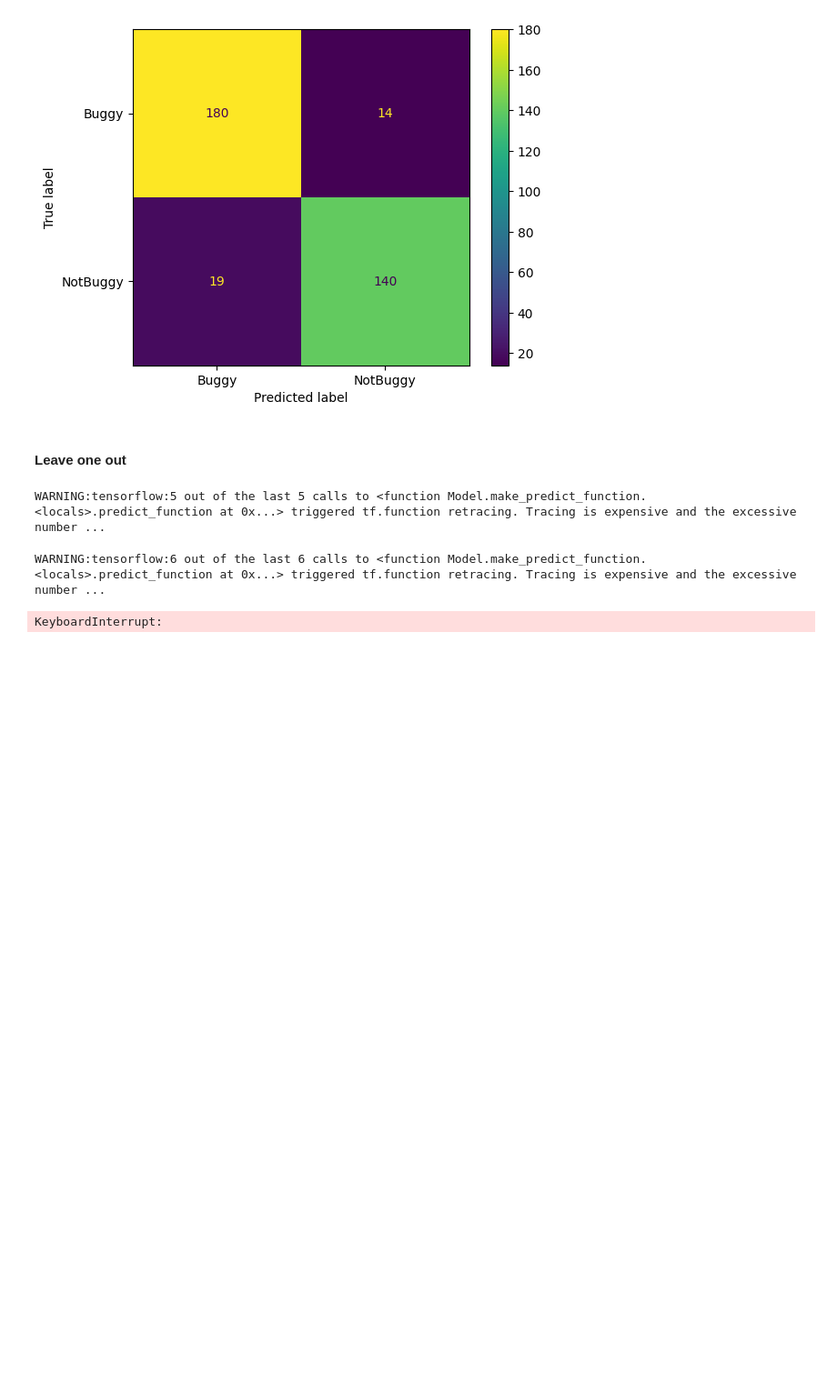
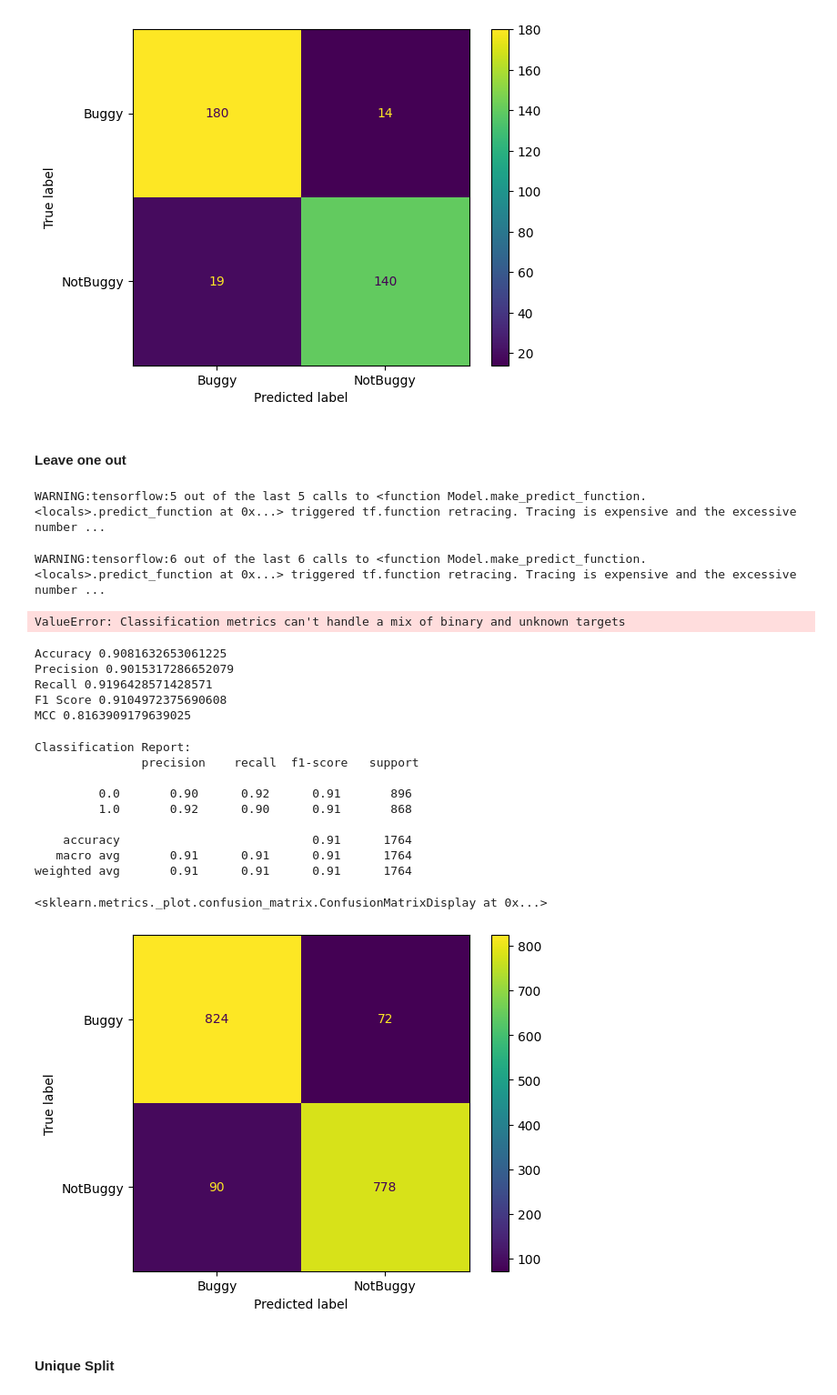
Before and after one commit to nahidul-opu/Tangled, a Jupyter notebook: RQ3.ipynb, the cells around one changed output. Shown at 91% size. Saved outputs shown, nothing was run; the diff lists cells and outputs as text; code cells hidden in the pictures; blank space fills up the shorter version.

```diff
--- a/RQ3.ipynb
+++ b/RQ3.ipynb
@@ -298,3 +303,36 @@ weighted avg       0.90      0.90      0.90      1764
+# %%
+train_indx = df[df.duplicated(subset=['CommitMessage'], keep=False) == False].index.tolist()
+test_indx = df[df.duplicated(subset=['CommitMessage'], keep=False) == True].index.tolist()
+
+train = df_emb.iloc[train_indx]
+test = df_emb.iloc[test_indx]
+
+X_train = np.array([np.array(lst) for lst in train['Embeddings']])
+X_test = np.array([np.array(lst) for lst in test['Embeddings']])
+y_train = train['Label'].values
+y_test = test['Label'].values
+
+model = MLPClassifier(random_state=random_seed)
+model.fit(X_train, y_train)
+
+y_pred = model.predict(y_train)
+
+accuracy = accuracy_score(y_test, y_pred)
+precision = precision_score(y_test, y_pred, pos_label=0)
+recall = recall_score(y_test, y_pred, pos_label=0)
+f1 = f1_score(y_test, y_pred, pos_label=0)
+mcc = matthews_corrcoef(y_test, y_pred)
+
+print(f"Accuracy: {accuracy:.4f}")
+print(f"Precision: {precision:.4f}")
+print(f"Recall: {recall:.4f}")
+print(f"F1 Score: {f1:.4f}")
+print(f"MCC Score: {mcc:.4f}")
+
+print("\nClassification Report:\n", classification_report(y_test, y_pred))
+
+conf_matrix = confusion_matrix(y_test, y_pred)
+ConfusionMatrixDisplay(conf_matrix, display_labels=["Buggy", "NotBuggy"]).plot()
 # %% [markdown]
 ## Multi-step Classification
 # %% [markdown]
@@ -551,6 +578,7 @@ for train_indx, test_indx in tqdm(cv.split(df_emb), total=df_emb.shape[0]):
     y_preds.append(y_pred)
     y_trues.append(y_test[0])
 
+y_preds = [i[0] for i in y_preds]
 print(
     "Accuracy", accuracy_score(y_trues, y_preds),
     "\nPrecision", precision_score(y_trues, y_preds, pos_label=0),
@@ -565,4 +593,37 @@ ConfusionMatrixDisplay(conf_matrix, display_labels=["Buggy", "NotBuggy"]).plot()
 # %% [output]
 WARNING:tensorflow:5 out of the last 5 calls to <function Model.make_predict_function.<locals>.predict_function at 0x...> triggered tf.function retracing. Tracing is expensive and the excessive number ...
 WARNING:tensorflow:6 out of the last 6 calls to <function Model.make_predict_function.<locals>.predict_function at 0x...> triggered tf.function retracing. Tracing is expensive and the excessive number ...
-KeyboardInterrupt:
+ValueError: Classification metrics can't handle a mix of binary and unknown targets
+# %%
+
+print(
+    "Accuracy", accuracy_score(y_trues, [i[0] for i in y_preds]),
+    "\nPrecision", precision_score(y_trues, [i[0] for i in y_preds], pos_label=0),
+    "\nRecall", recall_score(y_trues, [i[0] for i in y_preds], pos_label=0),
+    "\nF1 Score", f1_score(y_trues, [i[0] for i in y_preds], pos_label=0),
+    "\nMCC", matthews_corrcoef(y_trues, [i[0] for i in y_preds]),
+)
+# %% [output]
+Accuracy 0.9081632653061225
+Precision 0.9015317286652079
+Recall 0.9196428571428571
+F1 Score 0.9104972375690608
+MCC 0.8163909179639025
+# %%
+print("\nClassification Report:\n", classification_report(y_trues, [i[0] for i in y_preds]))
+conf_matrix = confusion_matrix(y_trues, [i[0] for i in y_preds])
+ConfusionMatrixDisplay(conf_matrix, display_labels=["Buggy", "NotBuggy"]).plot()
+# %% [output]
+Classification Report:
+               precision    recall  f1-score   support
+
+         0.0       0.90      0.92      0.91       896
+         1.0       0.92      0.90      0.91       868
+
+    accuracy                           0.91      1764
+   macro avg       0.91      0.91      0.91      1764
+weighted avg       0.91      0.91      0.91      1764
+<sklearn.metrics._plot.confusion_matrix.ConfusionMatrixDisplay at 0x...>
+[figure, added]
+# %% [markdown]
+#### Unique Split
```
Also changed, not shown: parts of 4 cells of this notebook.
